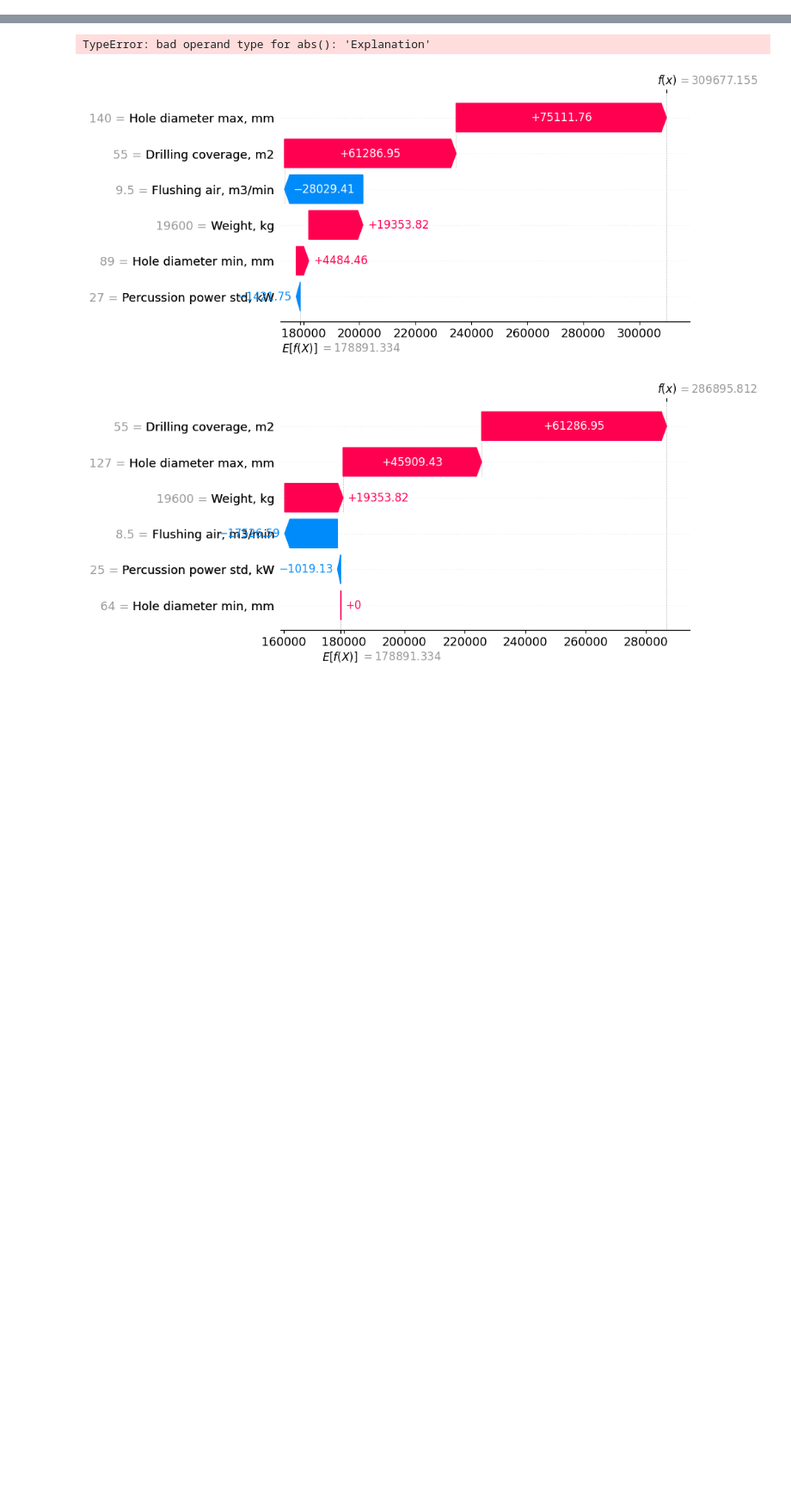
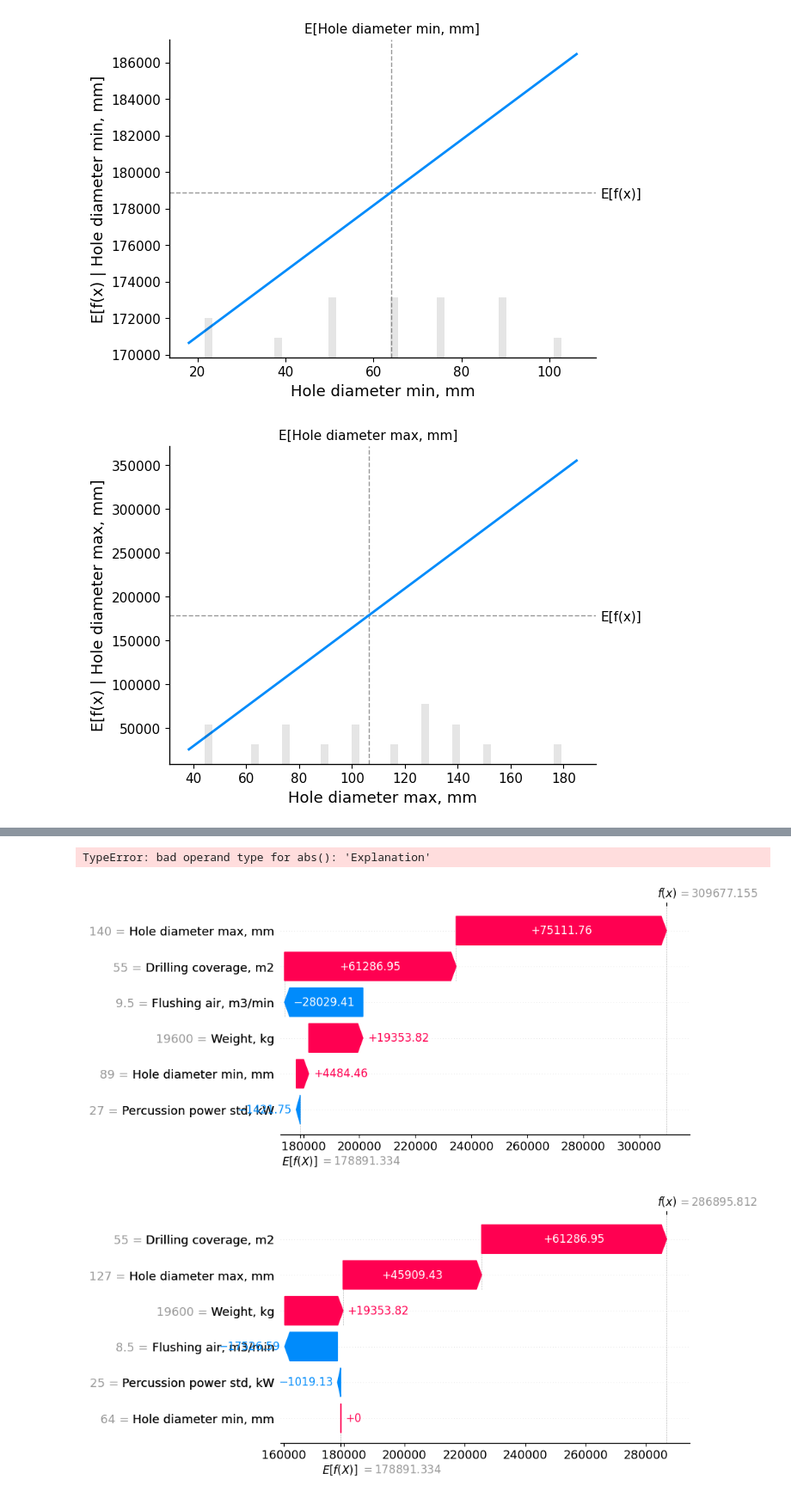
Before and after one commit to ilijavishinov/price-forecasting, a Jupyter notebook: price_opt/price_management.ipynb, the cells around one changed output, grey strips where cells are left out. Shown at 86% size. Drawn from its saved outputs; the diff is of its cells as text; code cells hidden in the pictures; blank space fills up the shorter version.

```diff
--- a/price_management.ipynb
+++ b/price_opt/price_management.ipynb
@@ -1,5 +11,4 @@
 # %%
-import pandas as pd
-
-df = pd.read_excel('data/Price Management.xlsx')
+product = 'drill'
+kwarg_product = dict(product = product)
 # %%
@@ -19,4 +29,32 @@ y = df_hammer_drill['Average customer net price']
 # %%
+from sklearn.metrics import mean_absolute_error, mean_absolute_percentage_error, root_mean_squared_error
 import numpy as np
 from sklearn.linear_model import LinearRegression
-reg = LinearRegression().fit(X, y)
+
+for t in types:
+    print('_______________')
+    print(type)
+    print()
+
+    model = LinearRegression().fit(X[t], y[t])
+
+    print("Model coefficients:\n")
+    for i in range(X[t].shape[1]):
+        print(X[t].columns[i], "=", model.coef_[i].round(5))
+
+    y_true = y[t]
+    y_pred = model.predict(X[t])
+    mae = mean_absolute_error(y_true, y_pred)
+    mape = mean_absolute_percentage_error(y_true, y_pred)
+    rmse = root_mean_squared_error(y_true, y_pred)
+
+    print()
+    print('mae, mape, rmse')
+    print(mae, mape, rmse)
+    print()
+
+    X_comb = X[t].copy(deep = True)
+    X_comb['y_true'] = y[t]
+    X_comb['y_pred'] = model.predict(X[t])
+    X_comb['diff'] = X_comb['y_pred'] - X_comb['y_true']
+    print(X_comb[['y_pred', 'y_true', 'diff']])
@@ -22,0 +98,13 @@ reg = LinearRegression().fit(X, y)
+# %%
+for i in range(len(X.columns)):
+    shap.partial_dependence_plot(
+        X.columns[i],
+        model.predict,
+        X,
+        ice=False,
+        model_expected_value=True,
+        feature_expected_value=True,
+    )
+# %% [output]
+[figure, added]
+[figure, added]
```
Also changed, not shown: parts of 16 cells of this notebook, 10 other files.
